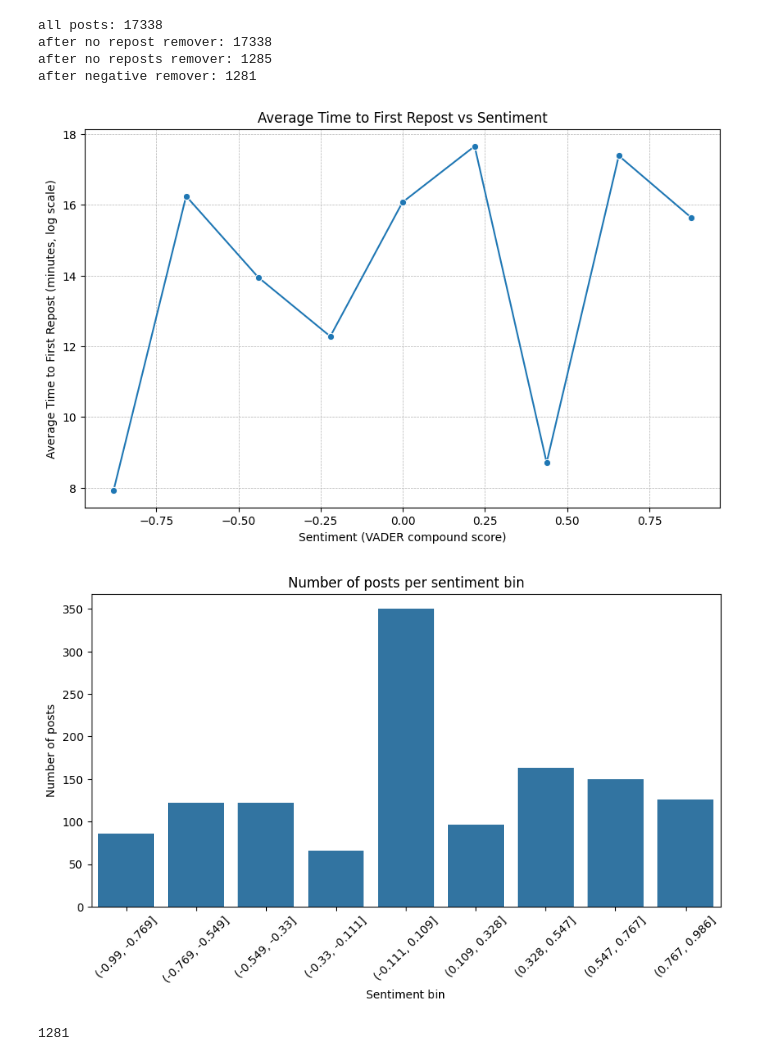
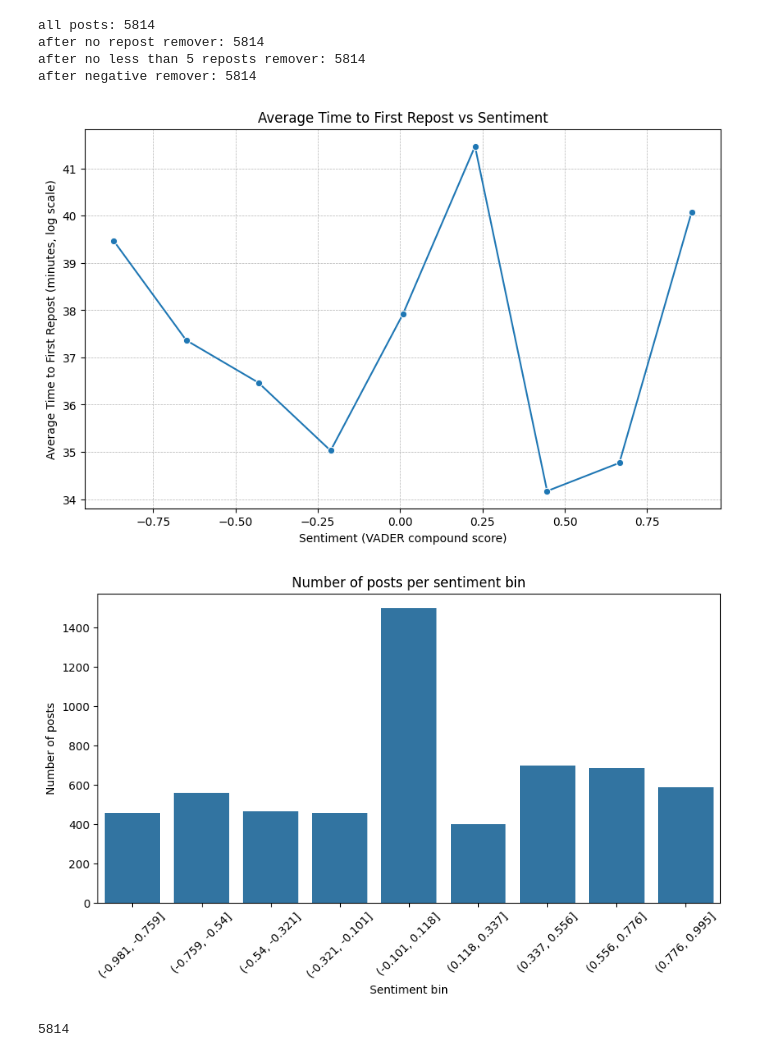
Before and after one commit to Miloverboy/Bluesky_Thesis_Milo, a Jupyter notebook: test_results.ipynb, the cells around one changed output. Drawn from its saved outputs; the diff is of its cells as text; code cells hidden in the pictures.

```diff
--- a/test_results.ipynb
+++ b/test_results.ipynb
@@ -122,6 +159,13 @@ first_reposts = (
 
 merged = english_posts.merge(first_reposts, on="post_cid", how="left")
 
+# Count reposts
+repost_counts = reposts_df.groupby("post_cid").size().reset_index(name="total_reposts")
+
+# Merge counts into merged
+merged = merged.merge(repost_counts, on="post_cid", how="left")
+merged["total_reposts"] = merged["total_reposts"].fillna(0)
+
 
 
 
@@ -226,12 +272,15 @@ plt.show()
 print(f'all posts: {len(merged)}')
 # Remove posts without reposts
 
-print(f'after no repost remover: {len(merged)}')
+
 # Optional: also remove NaN values just to be safe
 merged = merged.dropna(subset=["time_to_first_repost_min"])
+print(f'after no repost remover: {len(merged)}')
 
+# Filter out posts with more than 5 reposts
+merged = merged[merged["total_reposts"] == 1]
+print(f'after no less than 5 reposts remover: {len(merged)}')
 
-print(f'after no reposts remover: {len(merged)}')
 # Remove rows with negative time_to_first_repost_min
 merged = merged[merged["time_to_first_repost_min"] >= 0]
 print(f'after negative remover: {len(merged)}')
@@ -245,40 +294,41 @@ num_bins = 9
 df_plot["sentiment_bin"] = pd.cut(df_plot["sentiment"], bins=num_bins)
 
 # Compute average time to first repost per sentiment bin
 avg_time = df_plot.groupby("sentiment_bin")["time_to_first_repost_min"].mean().reset_index()
 
 # For plotting, use the midpoint of each bin
 avg_time["sentiment_mid"] = avg_time["sentiment_bin"].apply(lambda x: x.mid)
 
 # Plot line graph
 plt.figure(figsize=(10,6))
 sns.lineplot(x="sentiment_mid", y="time_to_first_repost_min", data=avg_time, marker="o")
 plt.xlabel("Sentiment (VADER compound score)")
 plt.ylabel("Average Time to First Repost (minutes, log scale)")
 plt.title("Average Time to First Repost vs Sentiment")
 plt.grid(True, which="both", ls="--", lw=0.5)
+#plt.ylim(0, 35)  # <-- Set y-axis from 0 to 35
 plt.show()
 
 # Count the number of posts per bin
 bin_counts = df_plot.groupby("sentiment_bin").size().reset_index(name="count")
 
 plt.figure(figsize=(10,5))
 sns.barplot(x="sentiment_bin", y="count", data=bin_counts)
 plt.xticks(rotation=45)
 plt.xlabel("Sentiment bin")
 plt.ylabel("Number of posts")
 plt.title("Number of posts per sentiment bin")
 plt.show()
 
 print(len(merged))
 # %% [output]
-all posts: 17338
-after no repost remover: 17338
-after no reposts remover: 1285
-after negative remover: 1281
+all posts: 5814
+after no repost remover: 5814
+after no less than 5 reposts remover: 5814
+after negative remover: 5814
-[figure, old version]
+[figure, new version]
-[figure, old version]
+[figure, new version]
-1281
+5814
 # %%
 bin7 = merged[merged['sentiment'].between(0.328, 0.547)]
 print(len(bin7))
```
Also changed, not shown: parts of 16 cells of this notebook, 13 other files.
